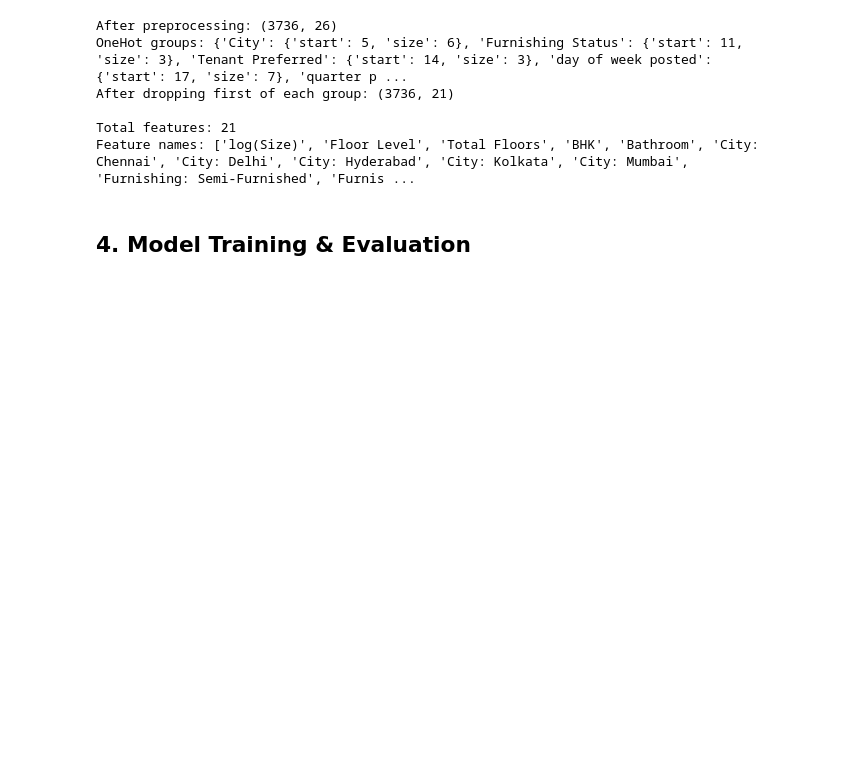
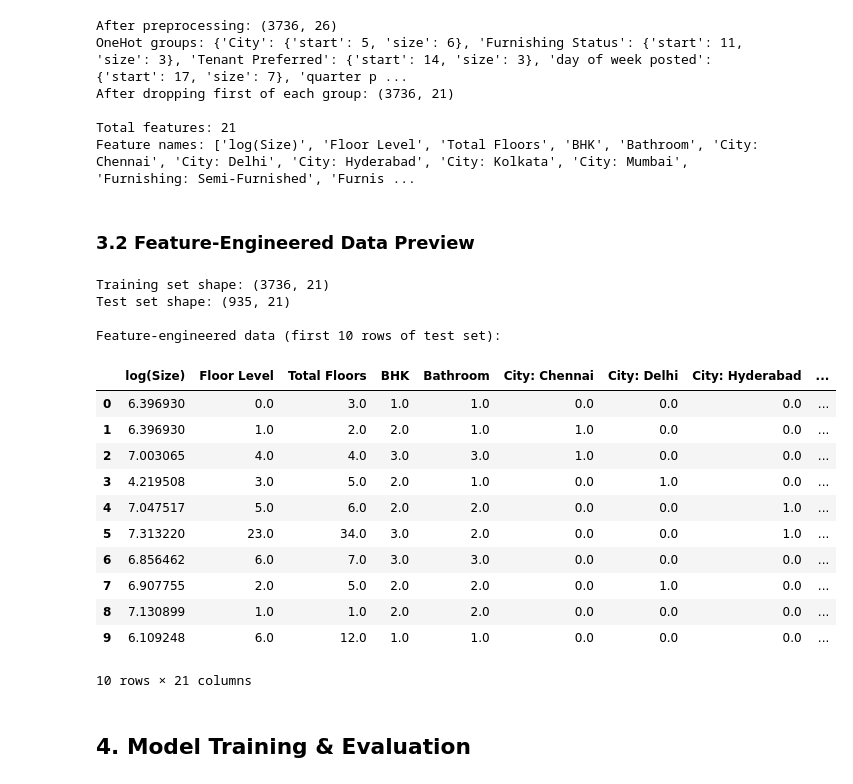
Before and after one commit to Grigor2003/house_rent_ds, a Jupyter notebook: ds.ipynb, the cells around one changed output. Cells and saved outputs as stored; diff of their text form; code cells hidden in the pictures; blank space fills up the shorter version.

```diff
--- a/ds.ipynb
+++ b/ds.ipynb
@@ -594,6 +670,34 @@ After dropping first of each group: (3736, 21)
 
 Total features: 21
 Feature names: ['log(Size)', 'Floor Level', 'Total Floors', 'BHK', 'Bathroom', 'City: Chennai', 'City: Delhi', 'City: Hyderabad', 'City: Kolkata', 'City: Mumbai', 'Furnishing: Semi-Furnished', 'Furnis ...
+# %% [markdown]
+### 3.2 Feature-Engineered Data Preview
+# %%
+# Create DataFrame with feature names for display
+X_train_df = pd.DataFrame(X_train_arr, columns=feature_names)
+X_test_df = pd.DataFrame(X_test_arr, columns=feature_names)
+
+print(f"Training set shape: {X_train_df.shape}")
+print(f"Test set shape: {X_test_df.shape}")
+print(f"\nFeature-engineered data (first 10 rows of test set):")
+X_test_df.head(10)
+# %% [output]
+Training set shape: (3736, 21)
+Test set shape: (935, 21)
+
+Feature-engineered data (first 10 rows of test set):
+|  | log(Size) | Floor Level | Total Floors | BHK | Bathroom | City: Chennai | City: Delhi | City: Hyderabad | ... |
+| 0 | 6.396930 | 0.0 | 3.0 | 1.0 | 1.0 | 0.0 | 0.0 | 0.0 | ... |
+| 1 | 6.396930 | 1.0 | 2.0 | 2.0 | 1.0 | 1.0 | 0.0 | 0.0 | ... |
+| 2 | 7.003065 | 4.0 | 4.0 | 3.0 | 3.0 | 1.0 | 0.0 | 0.0 | ... |
+| 3 | 4.219508 | 3.0 | 5.0 | 2.0 | 1.0 | 0.0 | 1.0 | 0.0 | ... |
+| 4 | 7.047517 | 5.0 | 6.0 | 2.0 | 2.0 | 0.0 | 0.0 | 1.0 | ... |
+| 5 | 7.313220 | 23.0 | 34.0 | 3.0 | 2.0 | 0.0 | 0.0 | 1.0 | ... |
+| 6 | 6.856462 | 6.0 | 7.0 | 3.0 | 3.0 | 0.0 | 0.0 | 0.0 | ... |
+| 7 | 6.907755 | 2.0 | 5.0 | 2.0 | 2.0 | 0.0 | 1.0 | 0.0 | ... |
+| 8 | 7.130899 | 1.0 | 1.0 | 2.0 | 2.0 | 0.0 | 0.0 | 0.0 | ... |
+| 9 | 6.109248 | 6.0 | 12.0 | 1.0 | 1.0 | 0.0 | 0.0 | 0.0 | ... |
+10 rows × 21 columns
 # %% [markdown]
 ## 4. Model Training & Evaluation
 # %%
```
Also changed, not shown: parts of 2 cells of this notebook.
